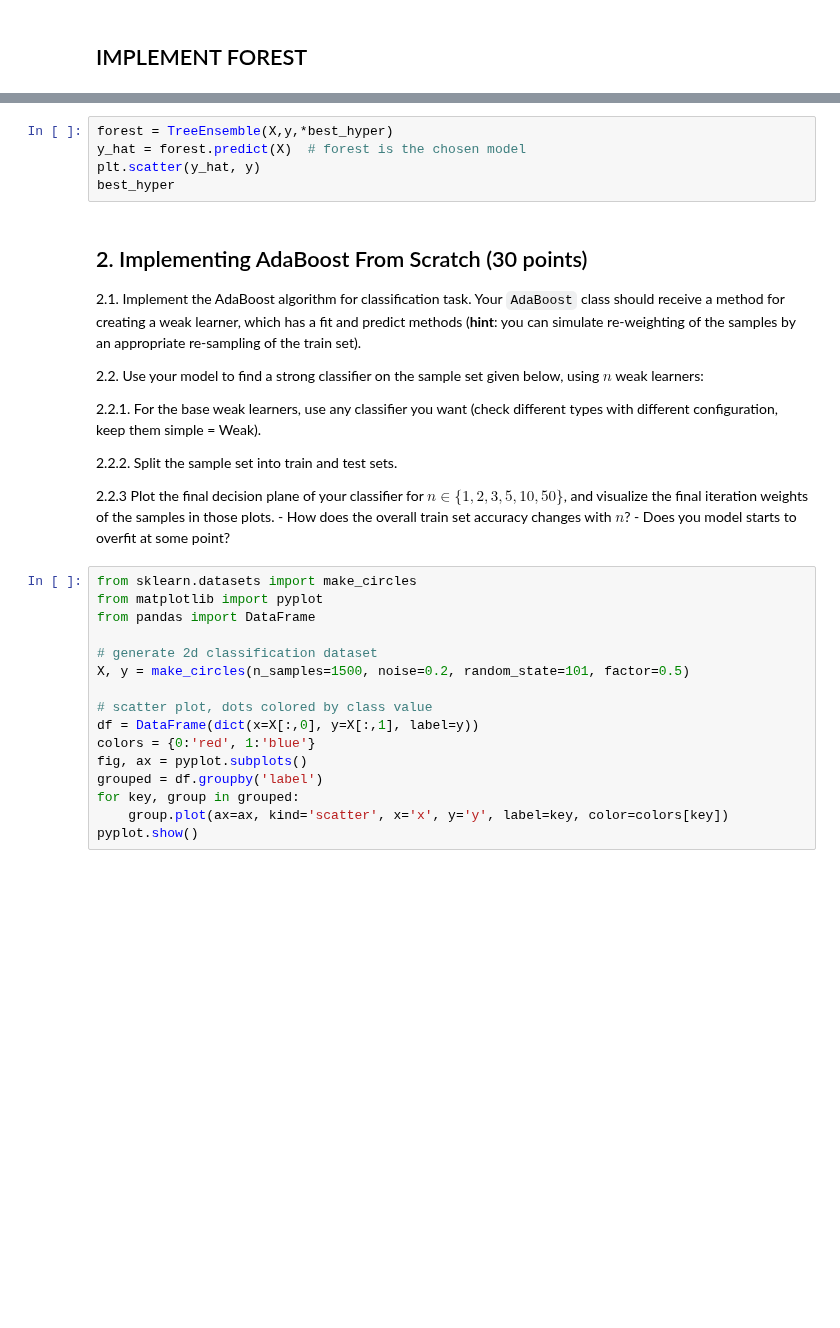
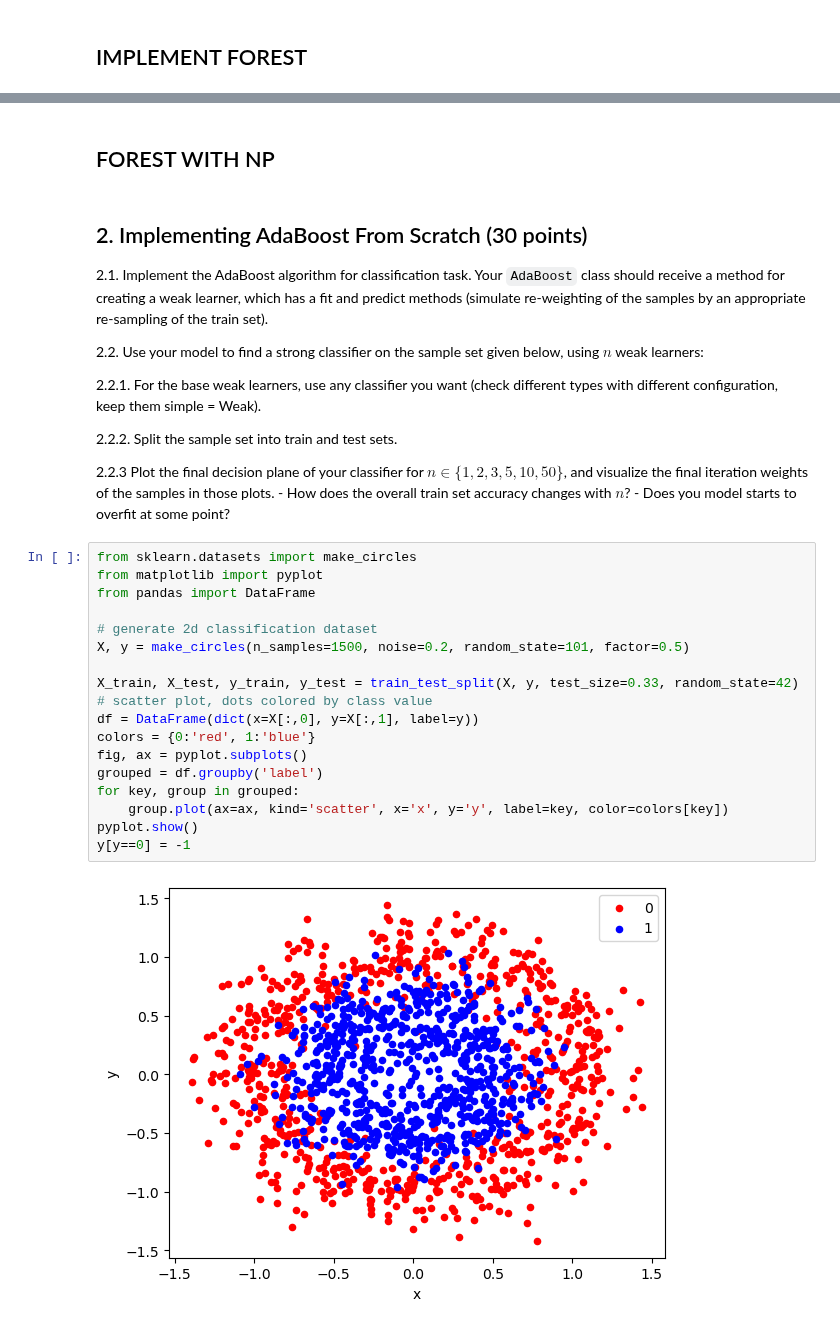
Before and after one commit to tryko/y_data_Itay_asaf_, a Jupyter notebook: Supervised_Learning/week_7_ensemble/Ensemble_Learning_Exercise_ASAF.ipynb, the cells around one changed output, grey strips where cells are left out. Saved outputs shown, nothing was run; the diff lists cells and outputs as text; blank space fills up the shorter version.

```diff
--- a/Supervised_Learning/week_7_ensemble/Ensemble_Learning_Exercise_ASAF.ipynb
+++ b/Supervised_Learning/week_7_ensemble/Ensemble_Learning_Exercise_ASAF.ipynb
@@ -139,13 +152,10 @@ plt.scatter(y_hat, y);
-# %%
-forest = TreeEnsemble(X,y,*best_hyper)
-y_hat = forest.predict(X)  # forest is the chosen model
-plt.scatter(y_hat, y)
-best_hyper
+# %% [markdown]
+## FOREST WITH NP
 # %% [markdown]
 ## 2. Implementing AdaBoost From Scratch (30 points)
 
 
-2.1.   Implement the AdaBoost algorithm for classification task. Your `AdaBoost` class should receive a method for creating a weak learner, which has a fit and predict methods (**hint**: you can simulate re-weighting of the samples by an appropriate re-sampling of the train set).
+2.1.   Implement the AdaBoost algorithm for classification task. Your `AdaBoost` class should receive a method for creating a weak learner, which has a fit and predict methods (simulate re-weighting of the samples by an appropriate re-sampling of the train set).
 
 2.2.   Use your model to find a strong classifier on the sample set given below, using $n$ weak learners:
 
@@ -159,16 +169,20 @@ best_hyper
 # %%
 from sklearn.datasets import make_circles
 from matplotlib import pyplot
 from pandas import DataFrame
 
 # generate 2d classification dataset
 X, y = make_circles(n_samples=1500, noise=0.2, random_state=101, factor=0.5)
 
+X_train, X_test, y_train, y_test = train_test_split(X, y, test_size=0.33, random_state=42)
 # scatter plot, dots colored by class value
 df = DataFrame(dict(x=X[:,0], y=X[:,1], label=y))
 colors = {0:'red', 1:'blue'}
 fig, ax = pyplot.subplots()
 grouped = df.groupby('label')
 for key, group in grouped:
     group.plot(ax=ax, kind='scatter', x='x', y='y', label=key, color=colors[key])
 pyplot.show()
+y[y==0] = -1
+# %% [output]
+[figure, added]
```
Also changed, not shown: parts of 7 cells of this notebook.
